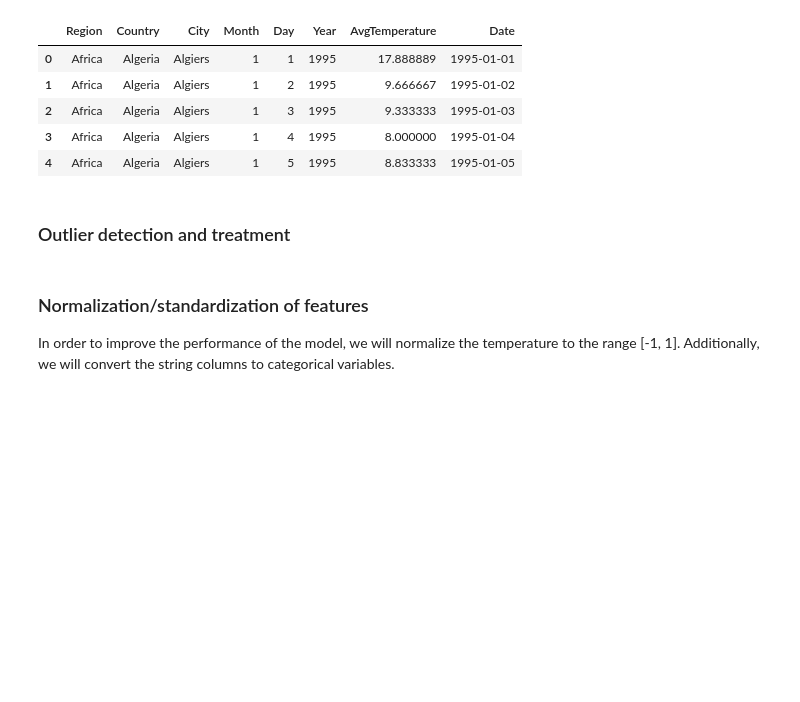
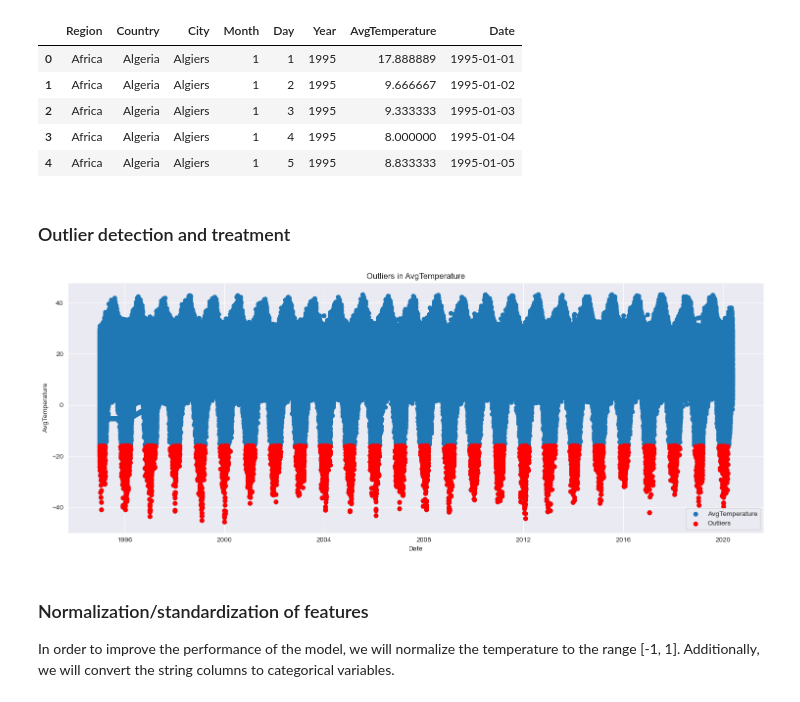
Before and after one commit to wrongsyntax/ECE447-ProjectA, a Jupyter notebook: main.ipynb, the cells around one changed output. Saved outputs shown, nothing was run; the diff lists cells and outputs as text; code cells hidden in the pictures; blank space fills up the shorter version.

```diff
--- a/main.ipynb
+++ b/main.ipynb
@@ -393,7 +393,31 @@ df.head()
 # %% [markdown]
 ### Outlier detection and treatment
 # %%
-# TODO
+def detect_outliers_zscore(df, threshold=3):
+    """
+    Detect outliers using Z-score method
+    """
+    df_copy = df.copy()["AvgTemperature"]
+    mean = df_copy.mean()
+    std_dev = df_copy.std()
+    z_scores = (df_copy - mean) / std_dev
+    return np.abs(z_scores) > threshold
+
+# Detect outliers
+outliers = detect_outliers_zscore(df)
+
+# Plot the outliers
+plt.figure(figsize=(15, 6))
+plt.scatter(df["Date"], df["AvgTemperature"], label="AvgTemperature")
+plt.scatter(df["Date"][outliers], df["AvgTemperature"][outliers], color='red', label="Outliers")
+plt.title("Outliers in AvgTemperature")
+plt.xlabel("Date")
+plt.ylabel("AvgTemperature")
+plt.legend()
+plt.tight_layout()
+plt.show()
+# %% [output]
+[figure, added]
 # %% [markdown]
 ### Normalization/standardization of features
 
```
Also changed, not shown: parts of 20 cells of this notebook, 1 other file.
